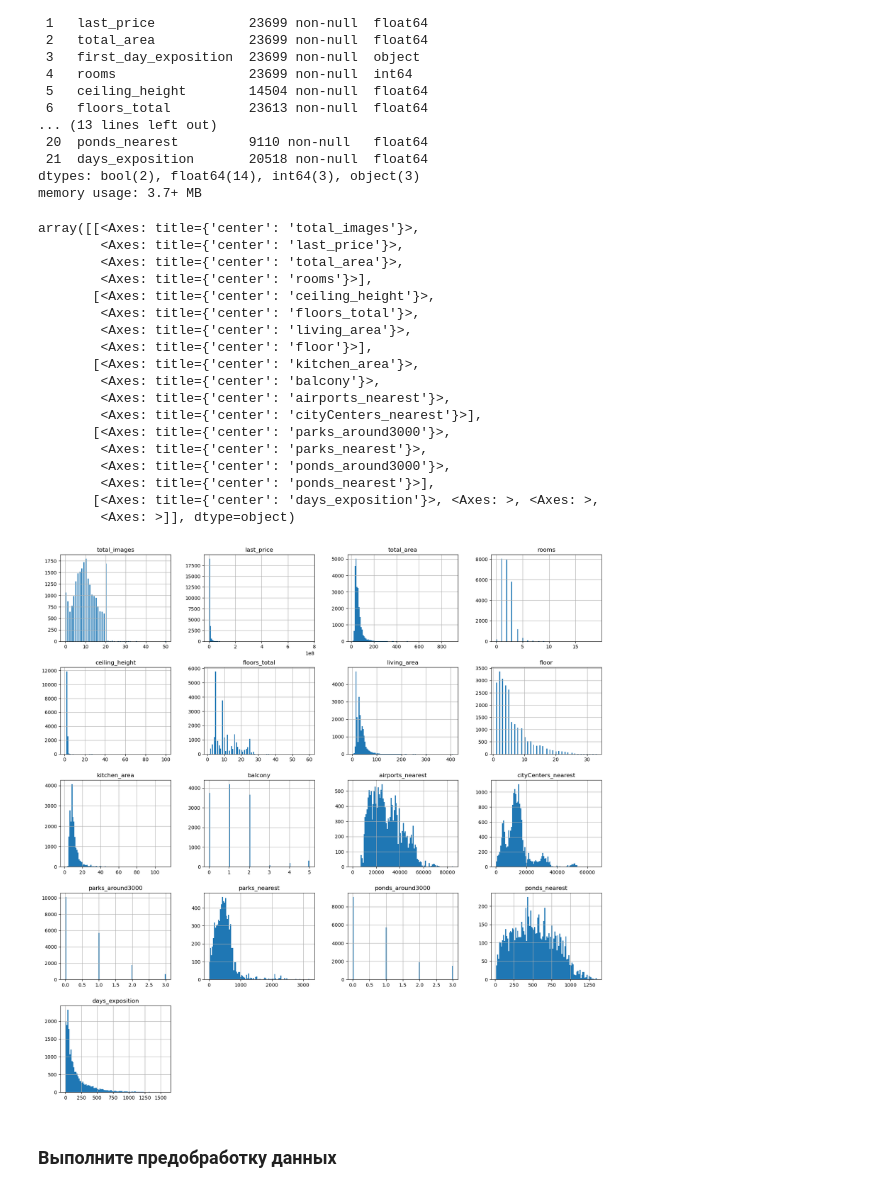
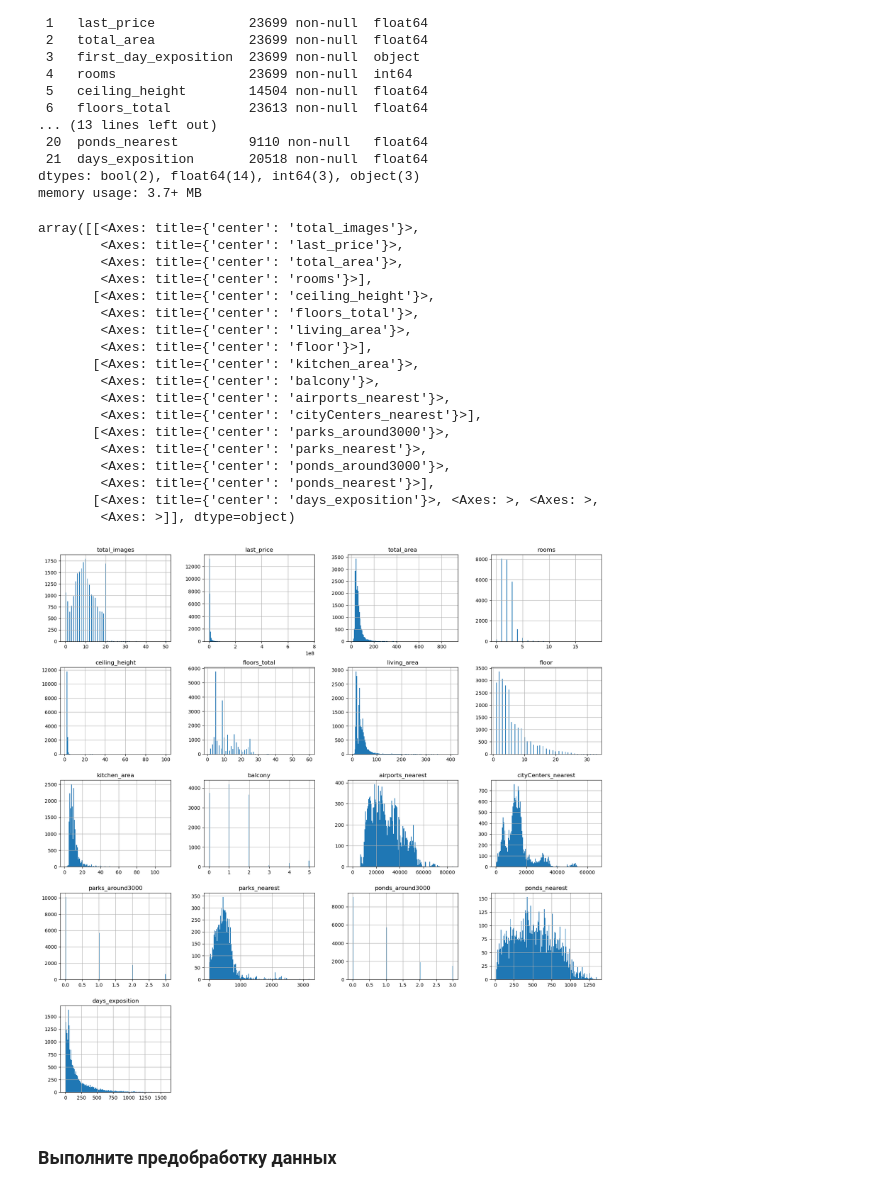
Before and after one commit to sudobooo/real_estate_project, a Jupyter notebook: project_ds_3.ipynb, the cells around one changed output. Drawn from its saved outputs; the diff is of its cells as text; code cells hidden in the pictures.

```diff
--- a/project_ds_3.ipynb
+++ b/project_ds_3.ipynb
@@ -50,27 +51,28 @@ dtypes: bool(2), float64(14), int64(3), object(3)
 memory usage: 3.7+ MB
 # %%
 # Построим гистограммы для каждого столбца
-data.hist(figsize=(20, 20), bins=100)
+# Для определения количество bins воспользуемся стандартной формулой из Excel - квадратный корень из количества строк в таблице
+data.hist(figsize=(20, 20), bins=np.sqrt(data.shape[0]).astype(int))
 # %% [output]
 array([[<Axes: title={'center': 'total_images'}>,
         <Axes: title={'center': 'last_price'}>,
         <Axes: title={'center': 'total_area'}>,
         <Axes: title={'center': 'rooms'}>],
        [<Axes: title={'center': 'ceiling_height'}>,
         <Axes: title={'center': 'floors_total'}>,
         <Axes: title={'center': 'living_area'}>,
         <Axes: title={'center': 'floor'}>],
        [<Axes: title={'center': 'kitchen_area'}>,
         <Axes: title={'center': 'balcony'}>,
         <Axes: title={'center': 'airports_nearest'}>,
         <Axes: title={'center': 'cityCenters_nearest'}>],
        [<Axes: title={'center': 'parks_around3000'}>,
         <Axes: title={'center': 'parks_nearest'}>,
         <Axes: title={'center': 'ponds_around3000'}>,
         <Axes: title={'center': 'ponds_nearest'}>],
        [<Axes: title={'center': 'days_exposition'}>, <Axes: >, <Axes: >,
         <Axes: >]], dtype=object)
-[figure, old version]
+[figure, new version]
 # %% [markdown]
 ### Выполните предобработку данных
 # %% [markdown]
```
Also changed, not shown: parts of 23 cells of this notebook.
